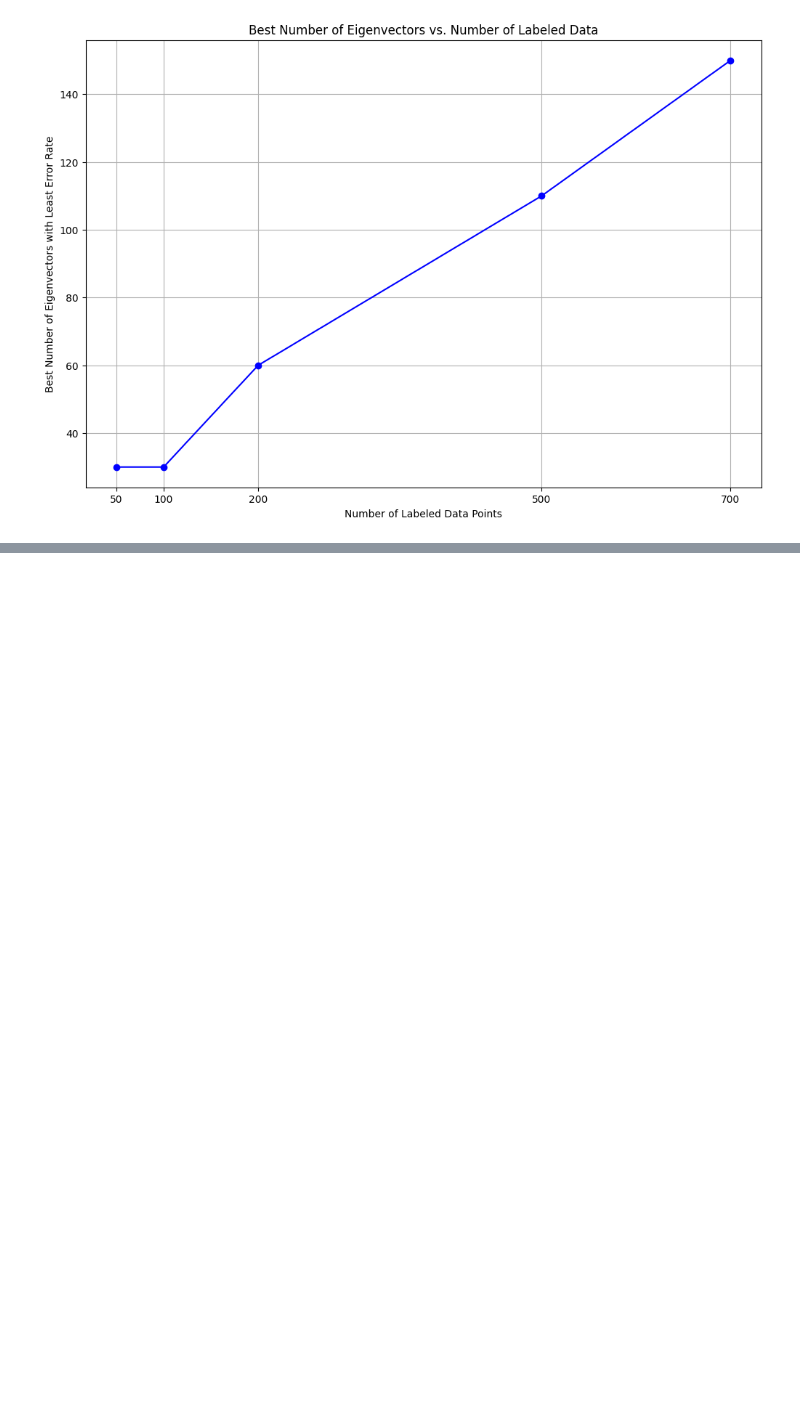
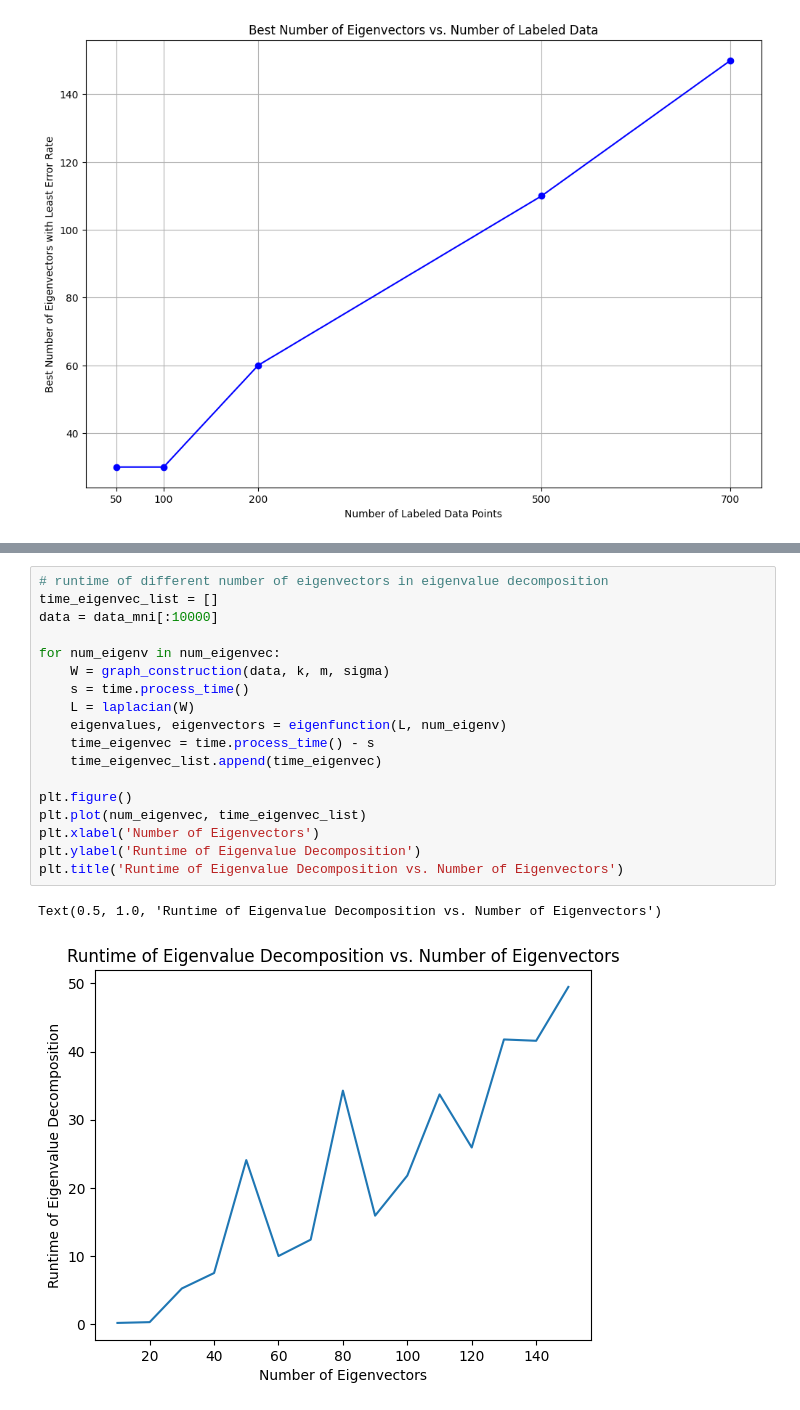
Before and after one commit to KkkelseyWen/HDP, a Jupyter notebook: eigenmap.ipynb, the cells around one changed output, grey strips where cells are left out. Drawn from its saved outputs; the diff is of its cells as text; blank space fills up the shorter version.

```diff
--- a/eigenmap.ipynb
+++ b/eigenmap.ipynb
@@ -740,0 +814,21 @@ plt.show()
+# %%
+# runtime of different number of eigenvectors in eigenvalue decomposition
+time_eigenvec_list = []
+data = data_mni[:10000]
+
+for num_eigenv in num_eigenvec:
+    W = graph_construction(data, k, m, sigma)
+    s = time.process_time()
+    L = laplacian(W)
+    eigenvalues, eigenvectors = eigenfunction(L, num_eigenv)
+    time_eigenvec = time.process_time() - s
+    time_eigenvec_list.append(time_eigenvec)
+
+plt.figure()
+plt.plot(num_eigenvec, time_eigenvec_list)
+plt.xlabel('Number of Eigenvectors')
+plt.ylabel('Runtime of Eigenvalue Decomposition')
+plt.title('Runtime of Eigenvalue Decomposition vs. Number of Eigenvectors')
+# %% [output]
+Text(0.5, 1.0, 'Runtime of Eigenvalue Decomposition vs. Number of Eigenvectors')
+[figure, added]
```
Also changed, not shown: parts of 24 cells of this notebook.
